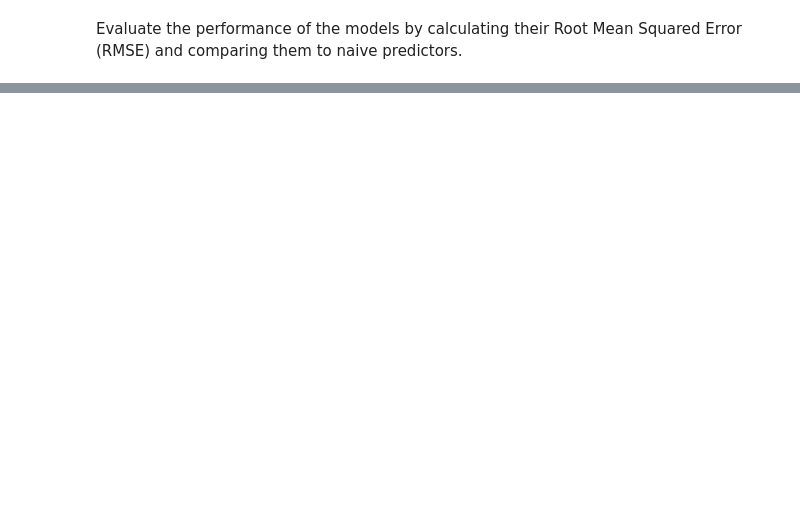
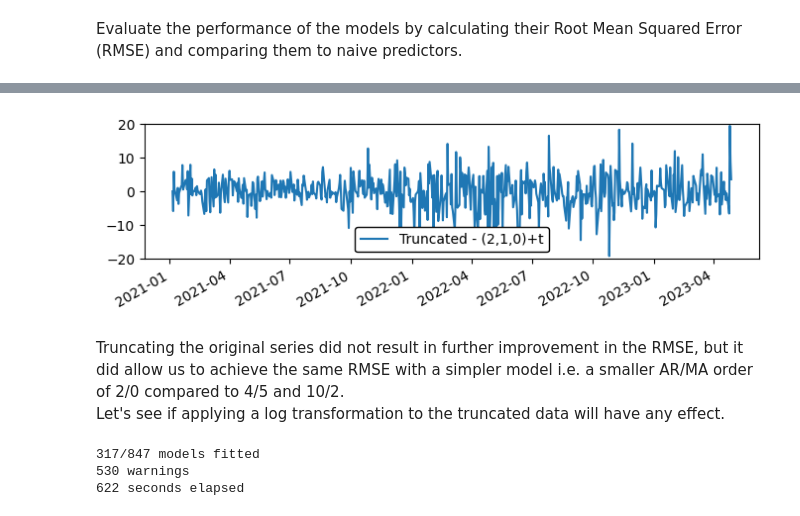
Before and after one commit to anmkap/market-prediction, a Jupyter notebook: notebooks/arima.ipynb, the cells around one changed output, grey strips where cells are left out. Drawn from its saved outputs; the diff is of its cells as text; code cells hidden in the pictures; blank space fills up the shorter version.

```diff
--- a/notebooks/arima.ipynb
+++ b/notebooks/arima.ipynb
@@ -542,0 +543,5 @@ Slight improvements in RMSE and the shape of the residuals were achieved. The la
+# %%
+data = df_close.copy()
+data.name = 'Truncated'
+train = data['20210104':'20230428']
+test = data['20230501':]
@@ -542,0 +554,2 @@ Slight improvements in RMSE and the shape of the residuals were achieved. The la
+# %%
+run_models(train, test)
@@ -542,0 +572,7 @@ Slight improvements in RMSE and the shape of the residuals were achieved. The la
+# %%
+plot_residuals(train, (2, 1, 0), 't')
+# %% [output]
+[figure, added]
+# %% [markdown]
+Truncating the original series did not result in further improvement in the RMSE, but it did allow us to achieve the same RMSE with a simpler model i.e. a smaller AR/MA order of 2/0 compared to 4/5 and 10/2.<br>
+Let's see if applying a log transformation to the truncated data will have any effect.
@@ -542,0 +584,6 @@ Slight improvements in RMSE and the shape of the residuals were achieved. The la
+# %%
+model_stats(train)
+# %% [output]
+317/847 models fitted
+530 warnings
+622 seconds elapsed
```
Also changed, not shown: parts of 35 cells of this notebook, 10 other files.
